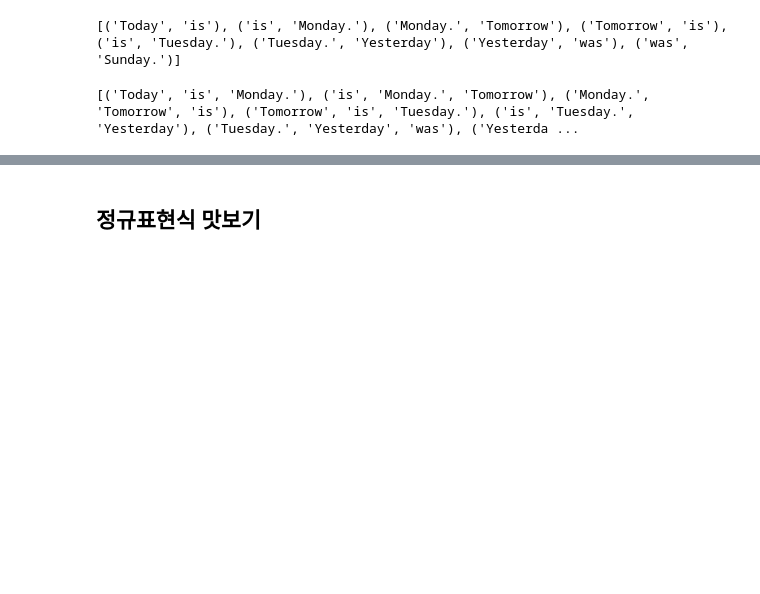
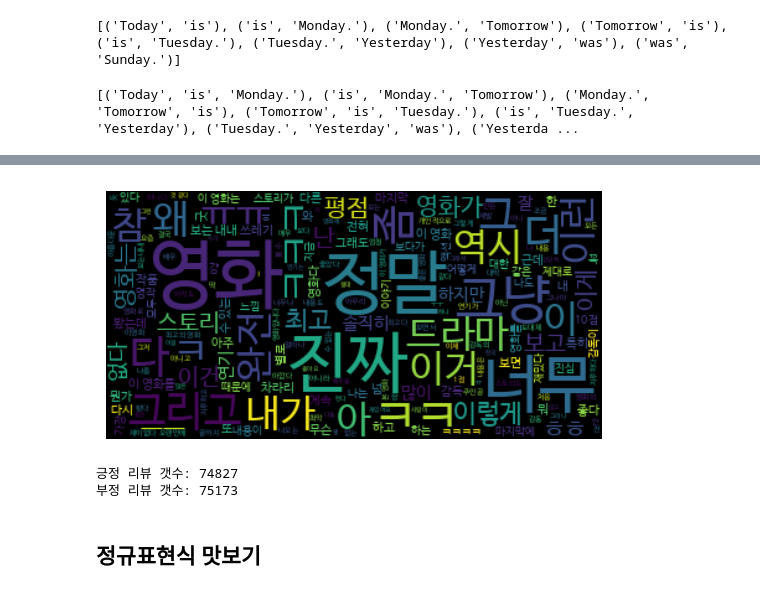
Before and after one commit to YoungsikMoon/00.-Text-Mining, a Jupyter notebook: 텍스트마이닝_문영식.ipynb, the cells around one changed output, grey strips where cells are left out. Saved outputs shown, nothing was run; the diff lists cells and outputs as text; code cells hidden in the pictures; blank space fills up the shorter version.

```diff
--- a/텍스트마이닝_문영식.ipynb
+++ b/텍스트마이닝_문영식.ipynb
@@ -729,0 +1117,8 @@ print(trigram)
+# %%
+import os
+
+DATA_PATH = '/content/korean_text/' #절대 경로로 접근
+print('파일 크기: ')
+for file in os.listdir(DATA_PATH):
+  if 'txt' in file:
+    print(file.ljust(30)+str(round(os.path.getsize(DATA_PATH+ file) / 100000,2))+'MB')
@@ -729,0 +1130,8 @@ print(trigram)
+# %%
+#트레인 파일 불러오기
+# quoting : 값에 대해서 인용구 설정을 할 수 있다.
+# 어떤 값에 대해서 인용구를 설정할지는 아래 참고.
+#{0 : MINIMAL 문자와 특수문자 / 1 : ALL 모든필드 / 2 : NONNUMERIC 숫자가 아닌것 / 3 : NONE 안함}
+import pandas as pd
+train_data = pd.read_csv(DATA_PATH + 'ratings_train.txt',header = 0, delimiter = '\t', quoting=3)
+train_data.head()
@@ -729,0 +1177,4 @@ print(trigram)
+# %%
+# 문자열 아닌 데이터 모두 제거
+train_review = [review for review in train_data['document'] if type(review) is str]
+train_review
@@ -729,0 +1199,6 @@ print(trigram)
+# %%
+# 한글 폰트 설치해 경로설정해주기
+!apt -qq -y install fonts-nanum > /dev/null # 폰트 나눔을 구글코랩에 설치하고 경로를 파악함
+import matplotlib.font_manager as fm
+fontpath='/user/share/fonts/truetype/nanum/NanumBarunGothic.ttf'
+font=fm.FontProperties(fname=fontpath,size=9)
@@ -730,3 +1207,19 @@ print(trigram)
+# %%
+# 한글 폰트 설정
+from wordcloud import WordCloud #워드클라우드 라이브러리
+wordcloud=WordCloud(font_path=fontpath).generate(' '.join(train_review))
+plt.imshow(wordcloud, interpolation='bilinear')
+plt.axis('off')
+plt.show()
+# %% [output]
+[figure, added]
+# %%
+#긍정 1, 부정 0
+print('긍정 리뷰 갯수: {}'.format(train_data['label'].value_counts()[1]))
+print('부정 리뷰 갯수: {}'.format(train_data['label'].value_counts()[0]))
+# %% [output]
+긍정 리뷰 갯수: 74827
+부정 리뷰 갯수: 75173
 # %% [markdown]
 ## 정규표현식 맛보기
 # %% [markdown]
```
Also changed, not shown: parts of 67 cells of this notebook.
